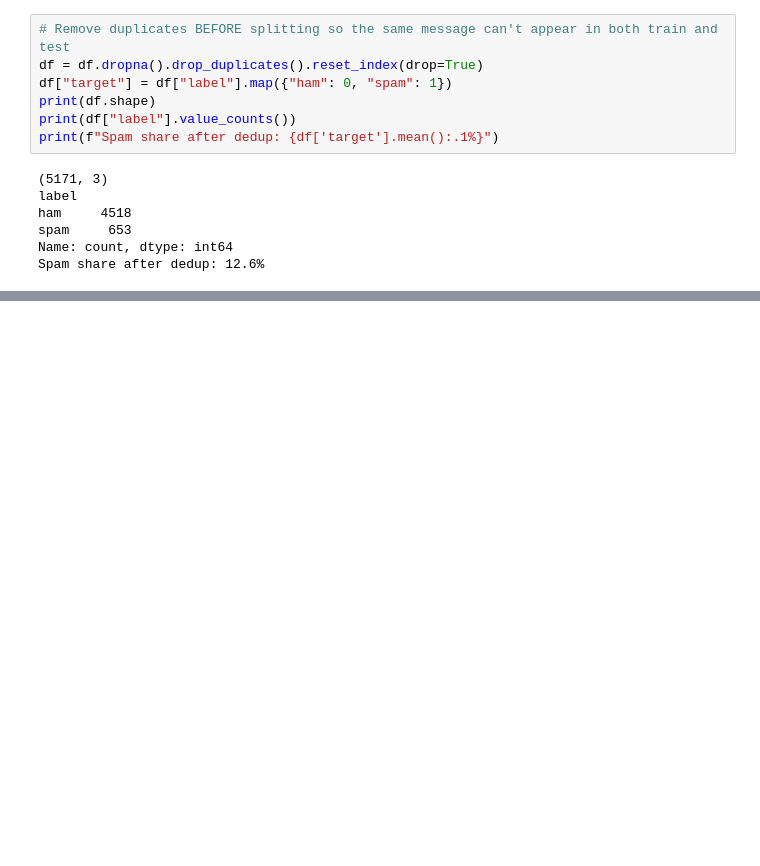
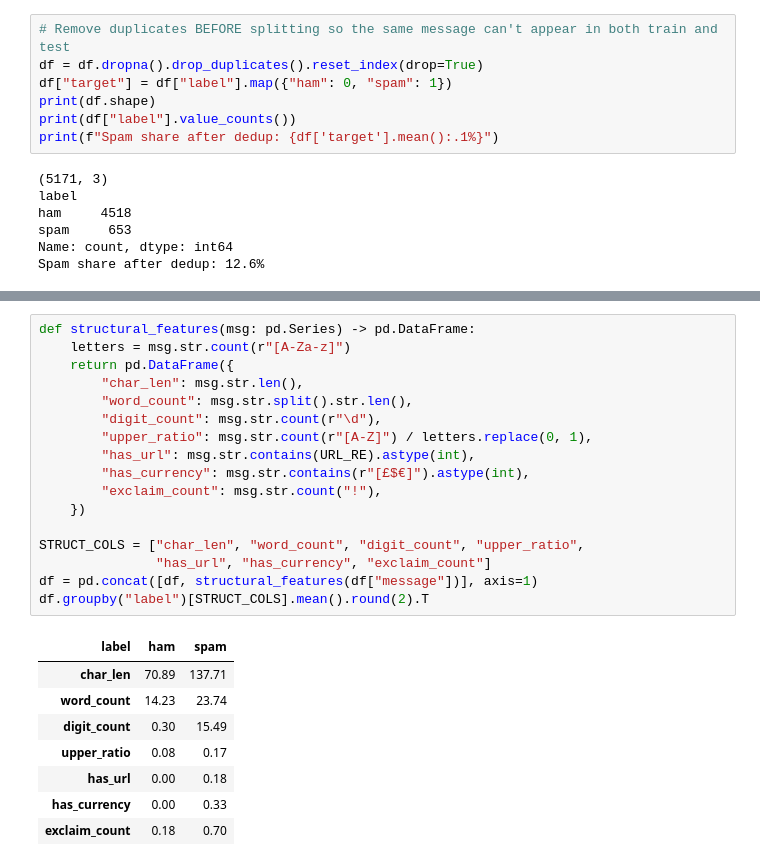
Before and after one commit to asifcse07/sms-spam-detection-nlp, a Jupyter notebook: experiment.ipynb, the cells around one changed output, grey strips where cells are left out. Cells and saved outputs as stored; diff of their text form; blank space fills up the shorter version.

```diff
--- a/experiment.ipynb
+++ b/experiment.ipynb
@@ -130,0 +135,26 @@ df.loc[df["target"] == 1, ["message", "clean"]].head(5)
+# %%
+def structural_features(msg: pd.Series) -> pd.DataFrame:
+    letters = msg.str.count(r"[A-Za-z]")
+    return pd.DataFrame({
+        "char_len": msg.str.len(),
+        "word_count": msg.str.split().str.len(),
+        "digit_count": msg.str.count(r"\d"),
+        "upper_ratio": msg.str.count(r"[A-Z]") / letters.replace(0, 1),
+        "has_url": msg.str.contains(URL_RE).astype(int),
+        "has_currency": msg.str.contains(r"[£$€]").astype(int),
+        "exclaim_count": msg.str.count("!"),
+    })
+
+STRUCT_COLS = ["char_len", "word_count", "digit_count", "upper_ratio",
+               "has_url", "has_currency", "exclaim_count"]
+df = pd.concat([df, structural_features(df["message"])], axis=1)
+df.groupby("label")[STRUCT_COLS].mean().round(2).T
+# %% [output]
+| label | ham | spam |
+| char_len | 70.89 | 137.71 |
+| word_count | 14.23 | 23.74 |
+| digit_count | 0.30 | 15.49 |
+| upper_ratio | 0.08 | 0.17 |
+| has_url | 0.00 | 0.18 |
+| has_currency | 0.00 | 0.33 |
+| exclaim_count | 0.18 | 0.70 |
```
Also changed, not shown: parts of 6 cells of this notebook.
